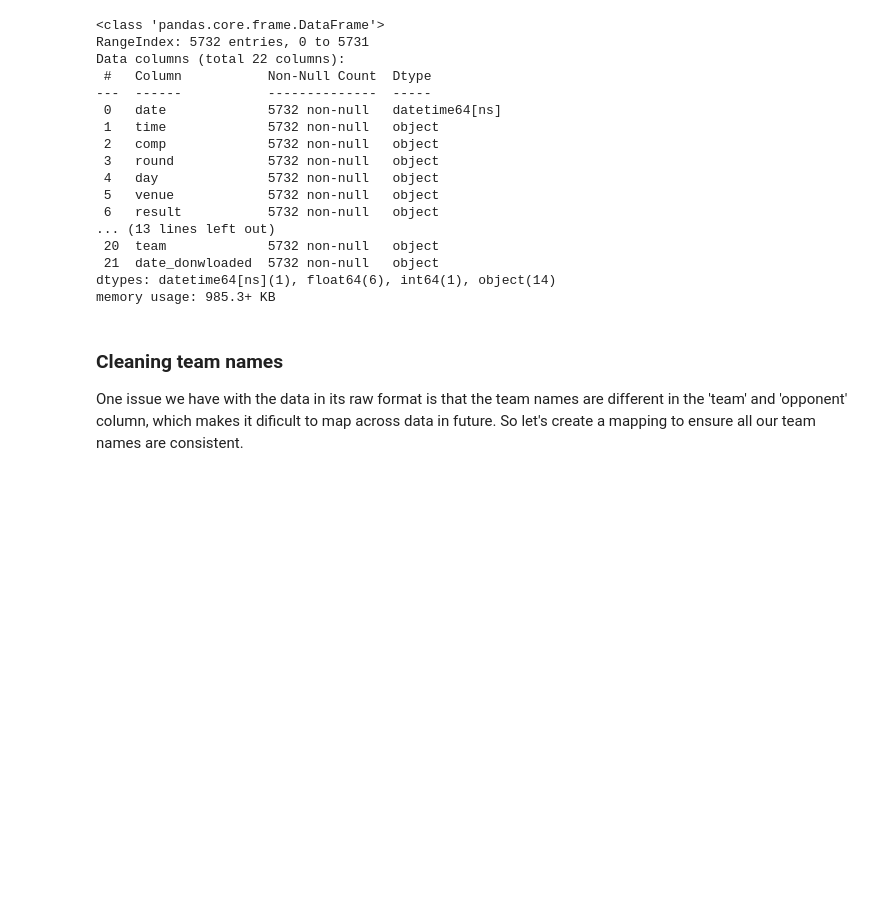
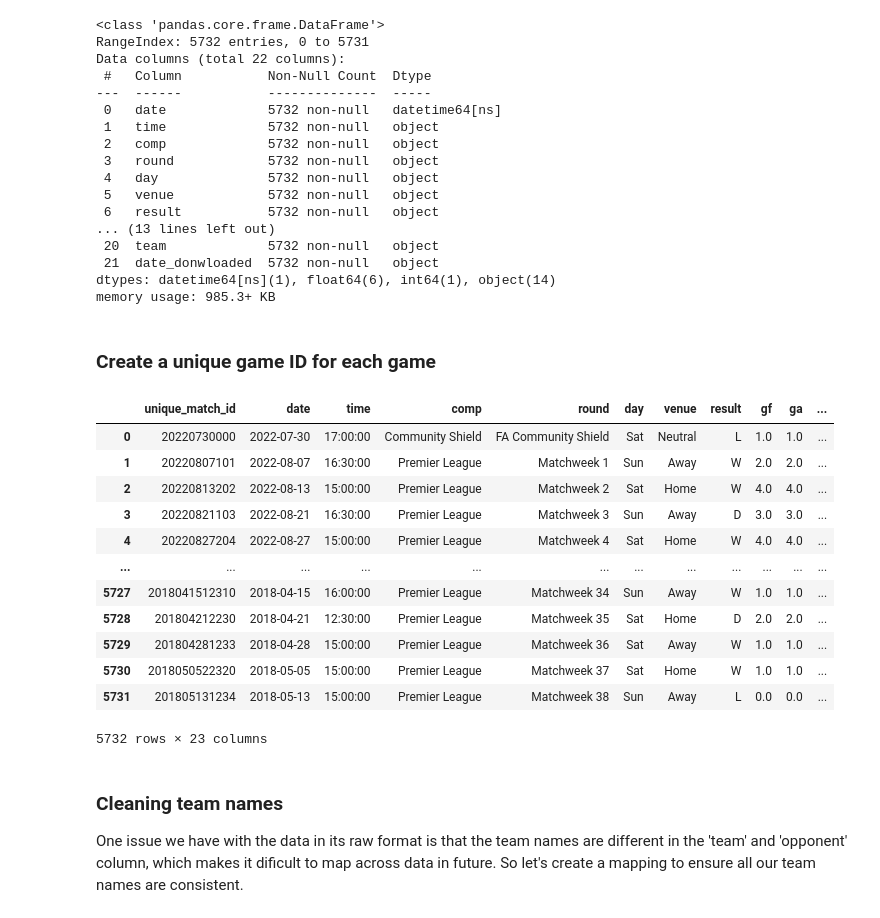
Before and after one commit to lucelsby/EPL-Prediction, a Jupyter notebook: notebooks/02_Data_Processing.ipynb, the cells around one changed output. Drawn from its saved outputs; the diff is of its cells as text; code cells hidden in the pictures; blank space fills up the shorter version.

Commit message:
adding match ID

```diff
--- a/notebooks/02_Data_Processing.ipynb
+++ b/notebooks/02_Data_Processing.ipynb
@@ -54,7 +55,7 @@ matches_clean.columns = matches_clean.columns.str.replace(' ', '_') # replace sp
 # clean column types
 matches_clean['date'] = pd.to_datetime(matches_clean['date']) # convert date into datetime object
 matches_clean['time'] = pd.to_datetime(matches_clean['time'], format='%H:%M').dt.time # convert date into time object
-matches_clean['date_downloaded'] = pd.to_datetime(matches_clean['date_downloaded']) # convert date downloaded into datetime object
+#matches_clean['date_downloaded'] = pd.to_datetime(matches_clean['date_downloaded']) # convert date downloaded into datetime object
 matches_clean['gf'] = pd.to_numeric(matches_clean['gf'], errors='coerce', downcast='integer') # convert goals for to numeric
 matches_clean['ga'] = pd.to_numeric(matches_clean['gf'], errors='coerce', downcast='integer') # convert goals against to numeric
 # %%
@@ -77,6 +78,29 @@ Data columns (total 22 columns):
  21  date_donwloaded  5732 non-null   object
 dtypes: datetime64[ns](1), float64(6), int64(1), object(14)
 memory usage: 985.3+ KB
+# %% [markdown]
+### Create a unique game ID for each game
+# %%
+# create an ID based on the date, venue, team and opponent
+matches_clean['unique_match_id'] = (matches_clean['date'].dt.strftime("%Y%m%d")
+                                    + pd.factorize(matches_clean['venue'])[0].astype(str)
+                                    + pd.factorize(matches_clean['team'])[0].astype(str)
+                                    + pd.factorize(matches_clean['opponent'])[0].astype(str))
+matches_clean = matches_clean[['unique_match_id'] + [col for col in matches_clean.columns if col != 'unique_match_id']] # make ID first column
+# %% [output]
+|  | unique_match_id | date | time | comp | round | day | venue | result | gf | ga | ... |
+| 0 | 20220730000 | 2022-07-30 | 17:00:00 | Community Shield | FA Community Shield | Sat | Neutral | L | 1.0 | 1.0 | ... |
+| 1 | 20220807101 | 2022-08-07 | 16:30:00 | Premier League | Matchweek 1 | Sun | Away | W | 2.0 | 2.0 | ... |
+| 2 | 20220813202 | 2022-08-13 | 15:00:00 | Premier League | Matchweek 2 | Sat | Home | W | 4.0 | 4.0 | ... |
+| 3 | 20220821103 | 2022-08-21 | 16:30:00 | Premier League | Matchweek 3 | Sun | Away | D | 3.0 | 3.0 | ... |
+| 4 | 20220827204 | 2022-08-27 | 15:00:00 | Premier League | Matchweek 4 | Sat | Home | W | 4.0 | 4.0 | ... |
+| ... | ... | ... | ... | ... | ... | ... | ... | ... | ... | ... | ... |
+| 5727 | 2018041512310 | 2018-04-15 | 16:00:00 | Premier League | Matchweek 34 | Sun | Away | W | 1.0 | 1.0 | ... |
+| 5728 | 201804212230 | 2018-04-21 | 12:30:00 | Premier League | Matchweek 35 | Sat | Home | D | 2.0 | 2.0 | ... |
+| 5729 | 201804281233 | 2018-04-28 | 15:00:00 | Premier League | Matchweek 36 | Sat | Away | W | 1.0 | 1.0 | ... |
+| 5730 | 2018050522320 | 2018-05-05 | 15:00:00 | Premier League | Matchweek 37 | Sat | Home | W | 1.0 | 1.0 | ... |
+| 5731 | 201805131234 | 2018-05-13 | 15:00:00 | Premier League | Matchweek 38 | Sun | Away | L | 0.0 | 0.0 | ... |
+5732 rows × 23 columns
 # %% [markdown]
 ### Cleaning team names
 
```
Also changed, not shown: parts of 1 cell of this notebook, 3 other files.
